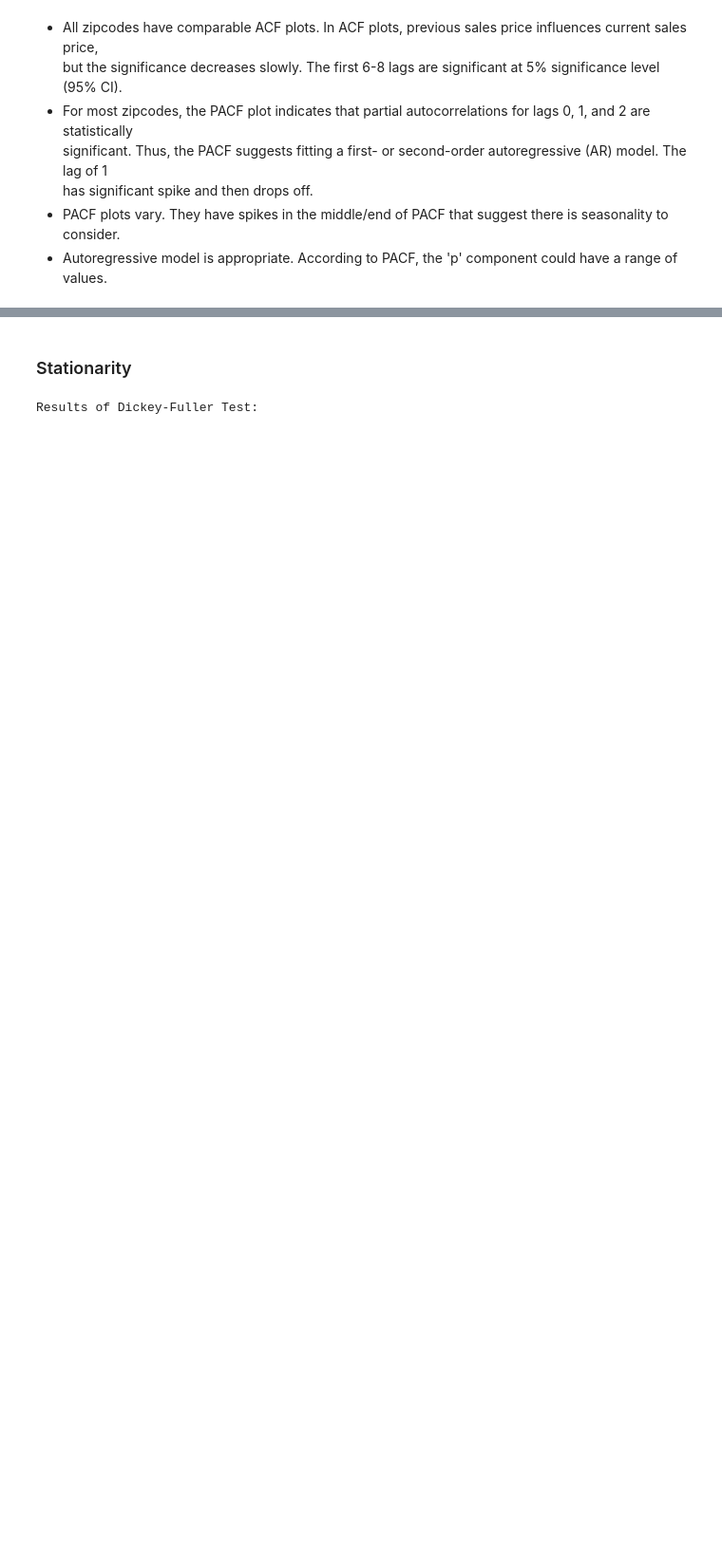
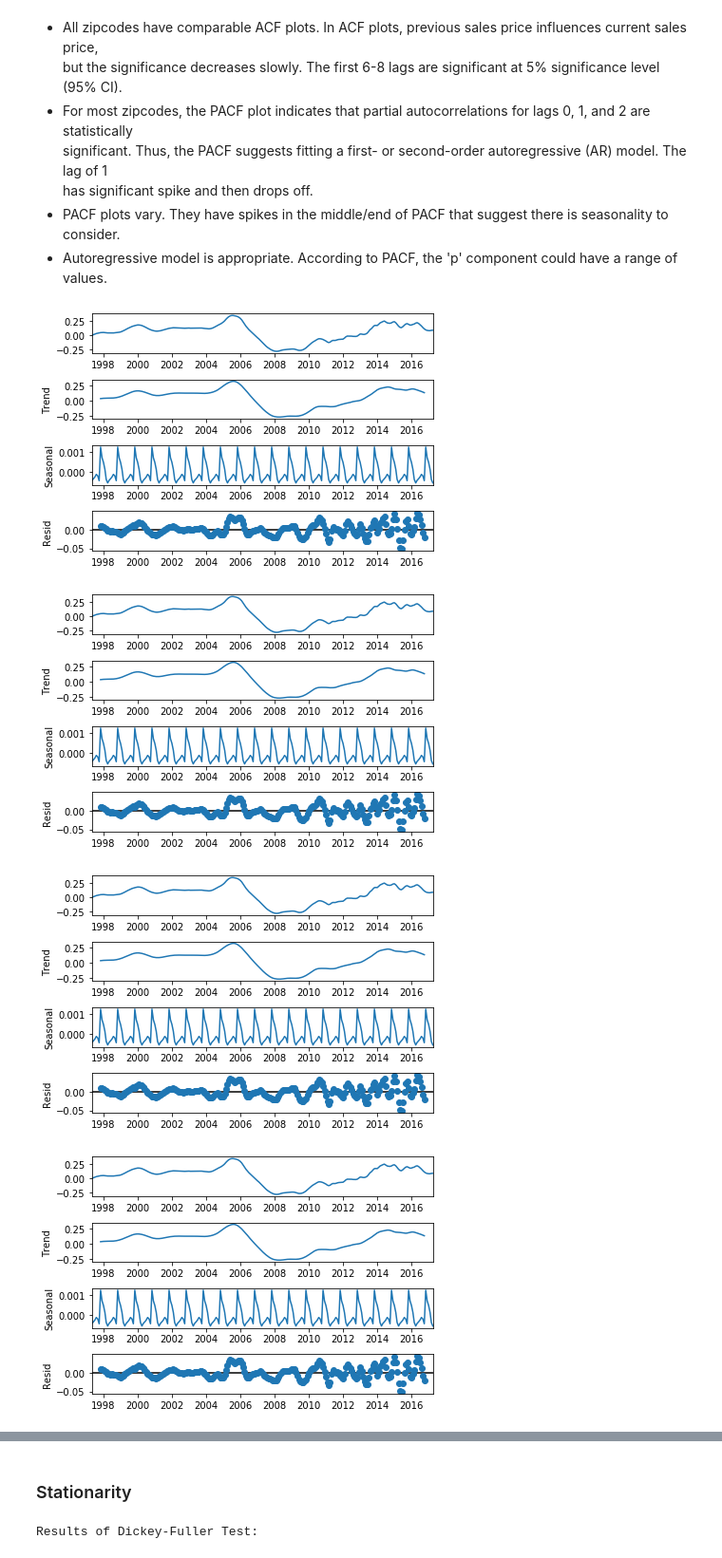
Before and after one commit to magalisolimano/time-series, a Jupyter notebook: notebook.ipynb, the cells around one changed output, grey strips where cells are left out. Shown at 95% size. Drawn from its saved outputs; the diff is of its cells as text; code cells hidden in the pictures; blank space fills up the shorter version.

```diff
--- a/notebook.ipynb
+++ b/notebook.ipynb
@@ -1086,3 +1086,13 @@ significant. Thus, the PACF suggests fitting a first- or second-order autoregres
 has significant spike and then drops off.
 - PACF plots vary. They have spikes in the middle/end of PACF that suggest there is seasonality to consider.
 - Autoregressive model is appropriate. According to PACF, the 'p' component could have a range of values.
+# %%
+# Decomposing the time series
+for i, train in enumerate(train_dfs):
+    decompose_data = seasonal_decompose(train_df, model="additive")
+    decompose_data.plot()
+# %% [output]
+[figure, added]
+[figure, added]
+[figure, added]
+[figure, added]
```
Also changed, not shown: parts of 14 cells of this notebook, 1 other file.
